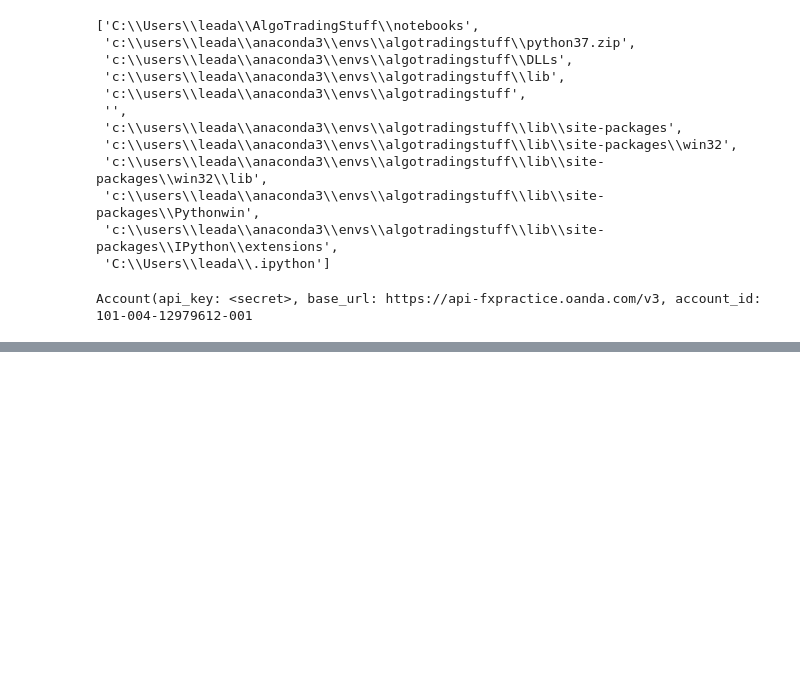
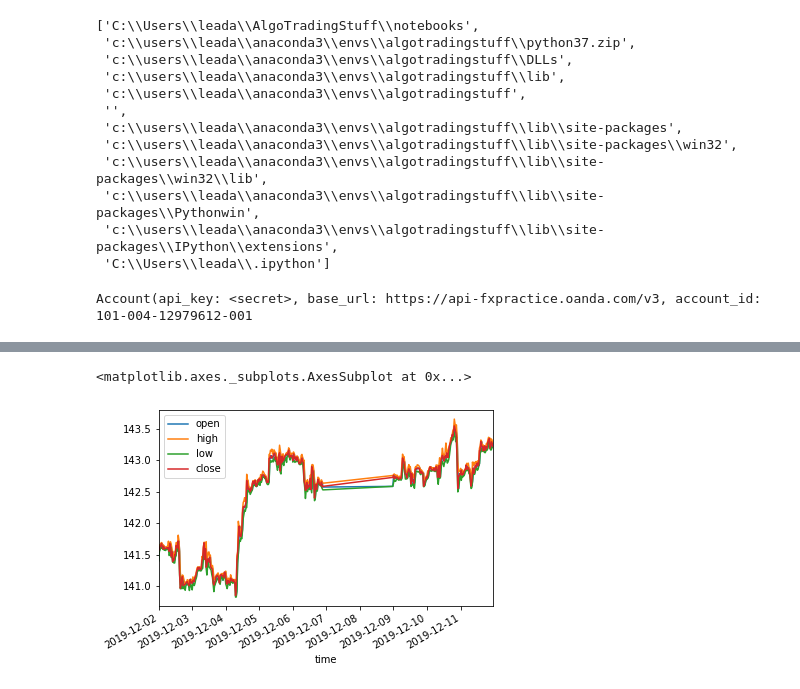
Before and after one commit to dcl10/AlgoTradingStuff, a Jupyter notebook: notebooks/try_Account.ipynb, the cells around one changed output, grey strips where cells are left out. Cells and saved outputs as stored; diff of their text form; code cells hidden in the pictures; blank space fills up the shorter version.

```diff
--- a/notebooks/try_Account.ipynb
+++ b/notebooks/try_Account.ipynb
@@ -73,0 +76,5 @@ df.head()
+# %%
+df.plot()
+# %% [output]
+<matplotlib.axes._subplots.AxesSubplot at 0x...>
+[figure, added]
```
Also changed, not shown: parts of 12 cells of this notebook.
